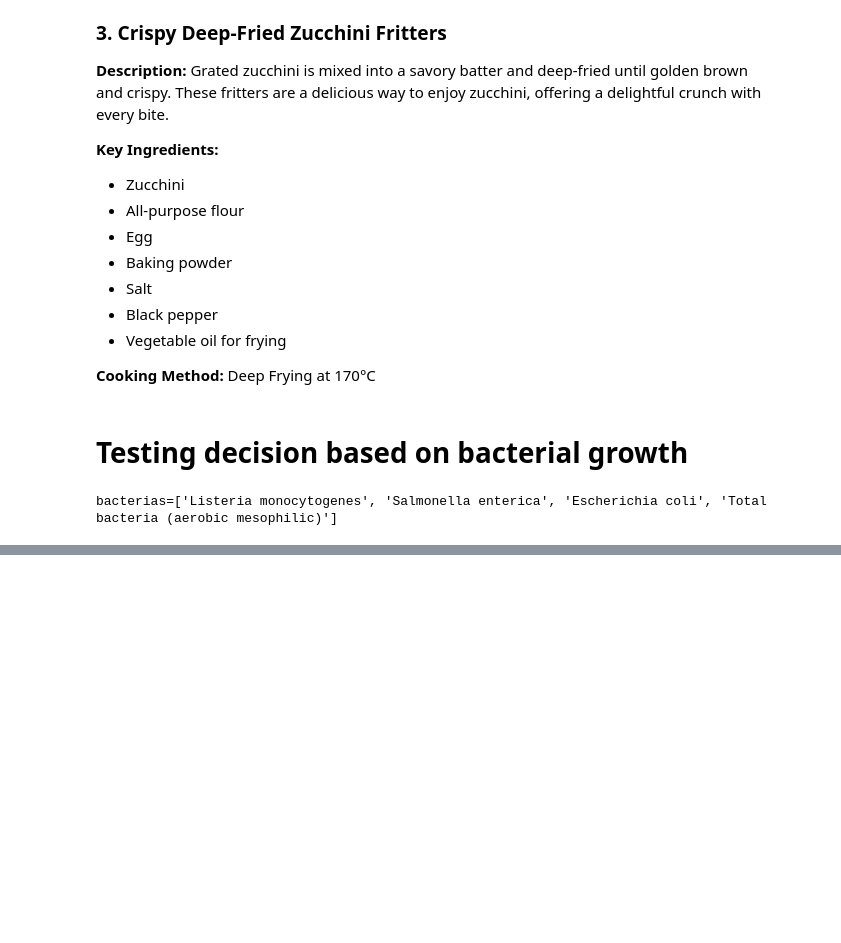
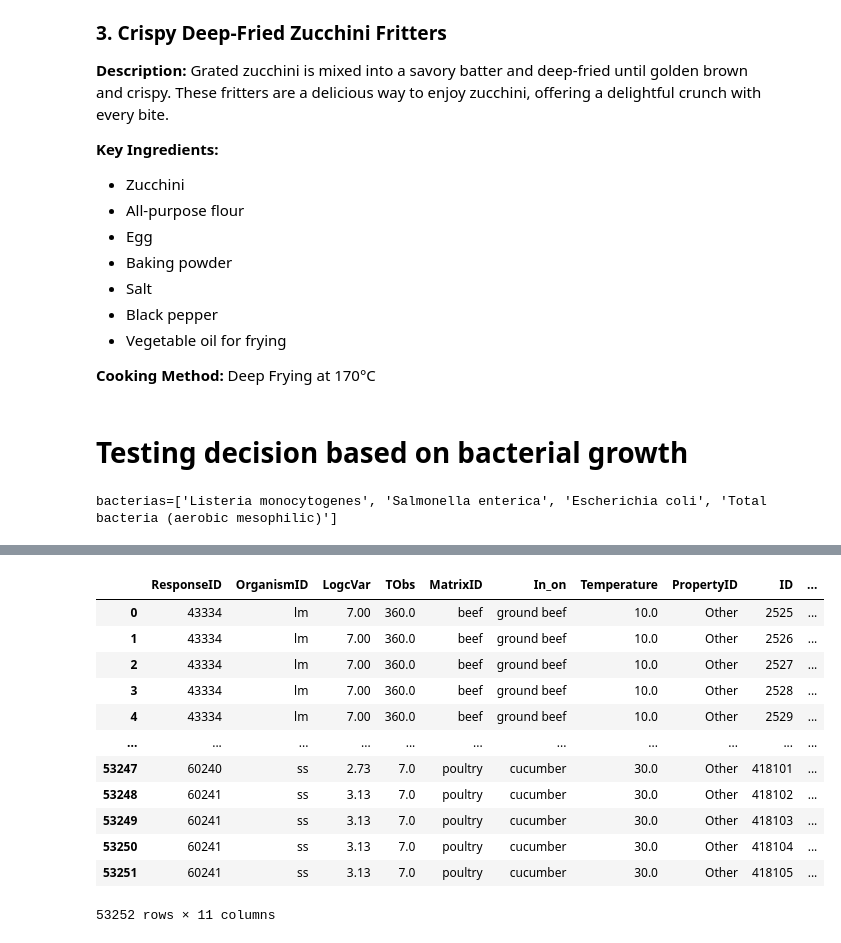
Before and after one commit to lulutinee/safer_food, a Jupyter notebook: notebooks/JYL_sandbox.ipynb, the cells around one changed output, grey strips where cells are left out. Cells and saved outputs as stored; diff of their text form; code cells hidden in the pictures; blank space fills up the shorter version.

```diff
--- a/notebooks/JYL_sandbox.ipynb
+++ b/notebooks/JYL_sandbox.ipynb
@@ -342,4 +445,5 @@ def merge_data()conditions, experiment_conditions, experiments, logcs, propertie
 # %%
 conditions, experiment_conditions, experiments, logcs, properties, response_properties, responses, source = import_data()
 raw_data = merge_data(conditions, experiment_conditions, experiments, logcs, properties, response_properties, responses, source)
+clean_df = clean_data(raw_data, min_time_threshold=5, max_time_threshold=504, min_temp_threshold=0, max_temp_threshold=30)
 # %%
@@ -356,0 +465,16 @@ raw_data.describe()
+# %%
+clean_df
+# %% [output]
+|  | ResponseID | OrganismID | LogcVar | TObs | MatrixID | In_on | Temperature | PropertyID | ID | ... |
+| 0 | 43334 | lm | 7.00 | 360.0 | beef | ground beef | 10.0 | Other | 2525 | ... |
+| 1 | 43334 | lm | 7.00 | 360.0 | beef | ground beef | 10.0 | Other | 2526 | ... |
+| 2 | 43334 | lm | 7.00 | 360.0 | beef | ground beef | 10.0 | Other | 2527 | ... |
+| 3 | 43334 | lm | 7.00 | 360.0 | beef | ground beef | 10.0 | Other | 2528 | ... |
+| 4 | 43334 | lm | 7.00 | 360.0 | beef | ground beef | 10.0 | Other | 2529 | ... |
+| ... | ... | ... | ... | ... | ... | ... | ... | ... | ... | ... |
+| 53247 | 60240 | ss | 2.73 | 7.0 | poultry | cucumber | 30.0 | Other | 418101 | ... |
+| 53248 | 60241 | ss | 3.13 | 7.0 | poultry | cucumber | 30.0 | Other | 418102 | ... |
+| 53249 | 60241 | ss | 3.13 | 7.0 | poultry | cucumber | 30.0 | Other | 418103 | ... |
+| 53250 | 60241 | ss | 3.13 | 7.0 | poultry | cucumber | 30.0 | Other | 418104 | ... |
+| 53251 | 60241 | ss | 3.13 | 7.0 | poultry | cucumber | 30.0 | Other | 418105 | ... |
+53252 rows × 11 columns
```
Also changed, not shown: parts of 6 cells of this notebook.
